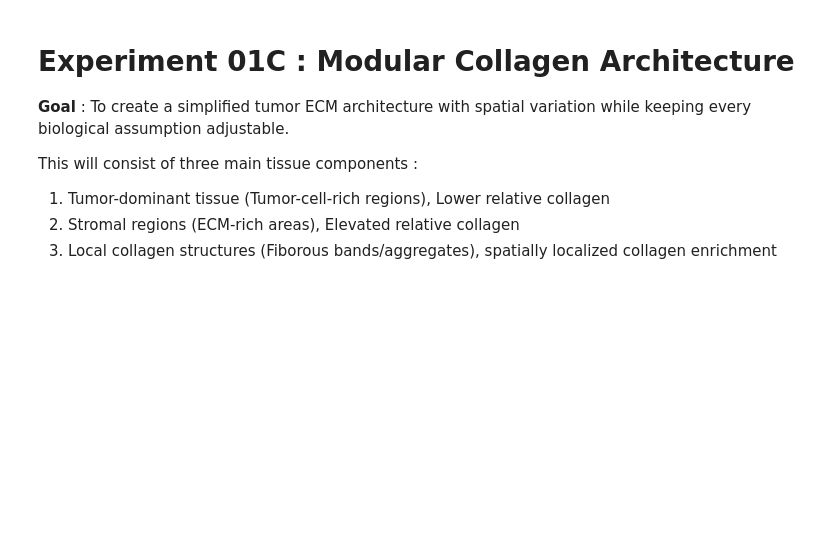
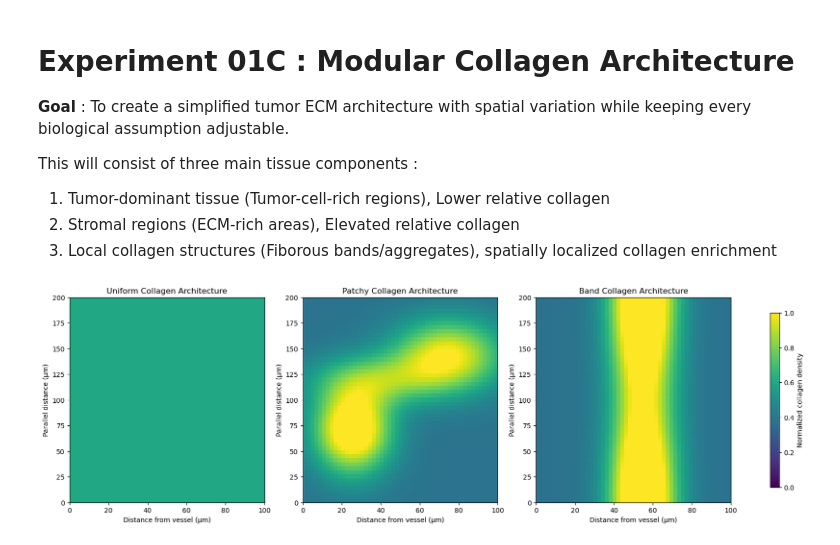
Before and after one commit to abhirym/Systems-Biology-Tumor-Drug-Response-Modeling, a Jupyter notebook: exp01c_modular_collagen_architecture.ipynb, the cells around one changed output. Cells and saved outputs as stored; diff of their text form; code cells hidden in the pictures; blank space fills up the shorter version.

Commit message:
Finished collagen architecture generation, began connecting diffusion model to architectures

```diff
--- a/exp01c_modular_collagen_architecture.ipynb
+++ b/exp01c_modular_collagen_architecture.ipynb
@@ -239,0 +148,80 @@ print("All collagen architectures have matched mean density.")
+# %%
+# ============================================================
+# 7. COLLECT ARCHITECTURES
+# ============================================================
+
+collagen_fields = {
+    "Uniform": rho_uniform,
+    "Patchy": rho_patchy,
+    "Band": rho_band
+}
+
+
+# ============================================================
+# 8. VISUALIZE COLLAGEN ARCHITECTURES
+# ============================================================
+
+fig, axes = plt.subplots(
+    1, 3,
+    figsize=(16, 5),
+    constrained_layout=True
+)
+
+for ax, (name, field) in zip(
+    axes,
+    collagen_fields.items()
+):
+
+    im = ax.imshow(
+        field.T,
+        origin="lower",
+        extent=[0, Lx_um, 0, Ly_um],
+        aspect="auto",
+        cmap="viridis",
+        vmin=0,
+        vmax=1
+    )
+
+    ax.set_title(f"{name} Collagen Architecture")
+    ax.set_xlabel("Distance from vessel (µm)")
+    ax.set_ylabel("Parallel distance (µm)")
+
+fig.colorbar(
+    im,
+    ax=axes,
+    label="Normalized collagen density",
+    shrink=0.85
+)
+
+plt.show()
+
+
+# ============================================================
+# 9. ARCHITECTURE STATISTICS
+# ============================================================
+
+print("=" * 70)
+print("COLLAGEN ARCHITECTURE SUMMARY")
+print("=" * 70)
+
+for name, field in collagen_fields.items():
+
+    mean = field.mean()
+    sd = field.std()
+    cv = sd / mean if mean != 0 else np.nan
+
+    print(f"\n{name}")
+    print("-" * 40)
+    print(f"Mean:  {mean:.6f}")
+    print(f"SD:    {sd:.6f}")
+    print(f"CV:    {cv:.6f}")
+    print(f"Min:   {field.min():.6f}")
+    print(f"Max:   {field.max():.6f}")
+    print(f"Shape: {field.shape}")
+
+np.savez_compressed(
+    "Parameters/collagen_fields_01C.npz",
+    **collagen_fields
+)
+# %% [output]
+[figure, added]
```
Also changed, not shown: parts of 3 cells of this notebook, 7 other files.
